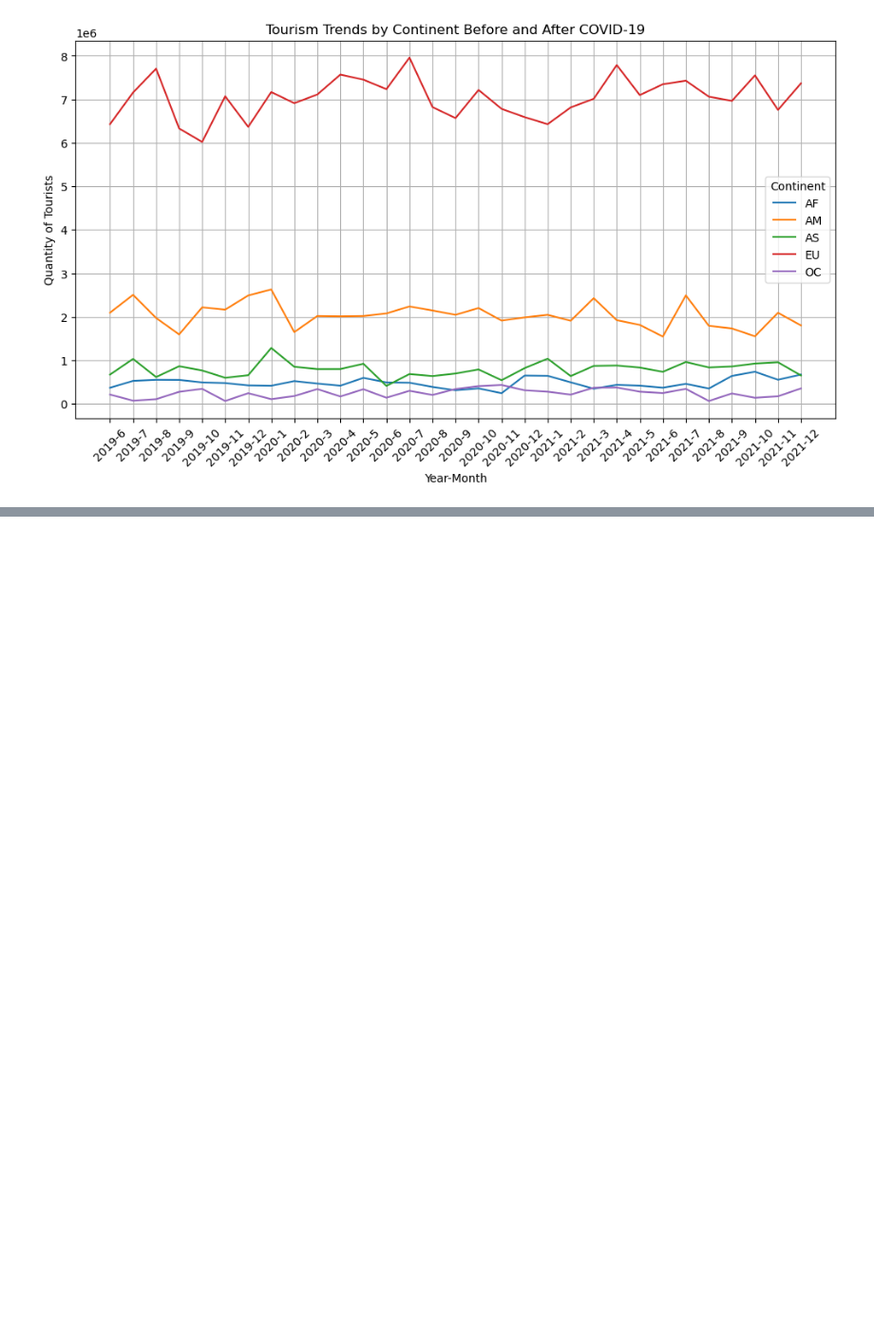
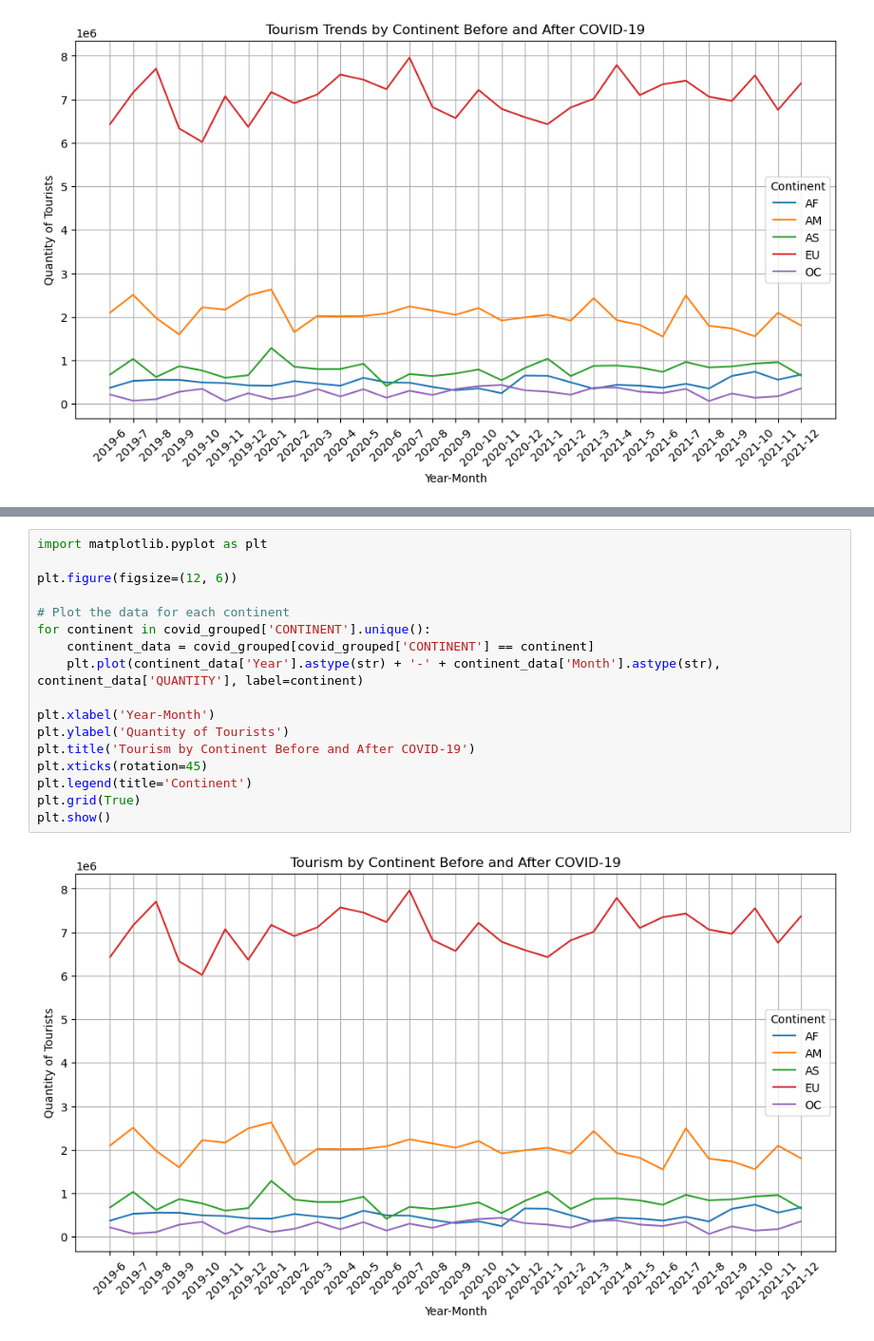
Before and after one commit to anapocai/Mooc_project, a Jupyter notebook: Project.ipynb, the cells around one changed output, grey strips where cells are left out. Shown at 95% size. Saved outputs shown, nothing was run; the diff lists cells and outputs as text; blank space fills up the shorter version.

```diff
--- a/Project.ipynb
+++ b/Project.ipynb
@@ -659,0 +928,19 @@ plt.show()
+# %%
+import matplotlib.pyplot as plt
+
+plt.figure(figsize=(12, 6))
+
+# Plot the data for each continent
+for continent in covid_grouped['CONTINENT'].unique():
+    continent_data = covid_grouped[covid_grouped['CONTINENT'] == continent]
+    plt.plot(continent_data['Year'].astype(str) + '-' + continent_data['Month'].astype(str), continent_data['QUANTITY'], label=continent)
+
+plt.xlabel('Year-Month')
+plt.ylabel('Quantity of Tourists')
+plt.title('Tourism by Continent Before and After COVID-19')
+plt.xticks(rotation=45)
+plt.legend(title='Continent')
+plt.grid(True)
+plt.show()
+# %% [output]
+[figure, added]
```
Also changed, not shown: parts of 33 cells of this notebook, 1 other file.
